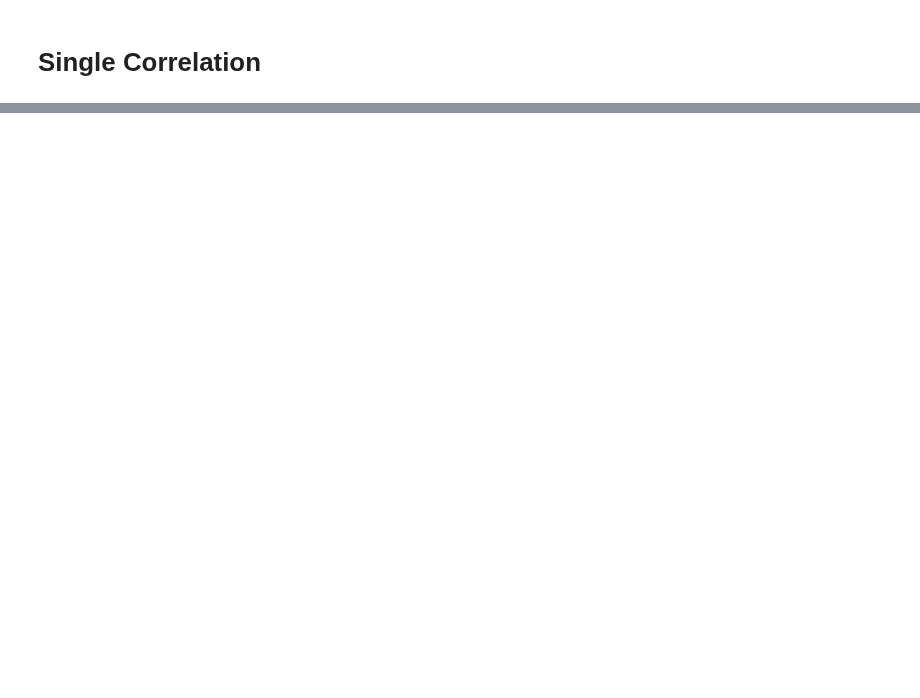
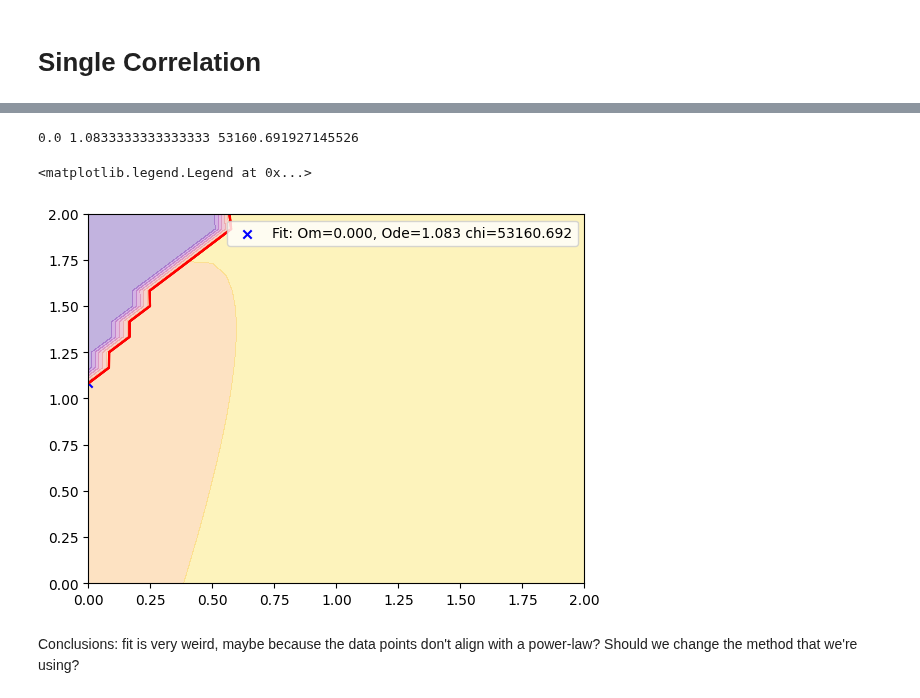
Before and after one commit to joanalnu/OAB-INAF, a Jupyter notebook: GW/Epeak_Eiso.ipynb, the cells around one changed output, grey strips where cells are left out. Drawn from its saved outputs; the diff is of its cells as text; code cells hidden in the pictures; blank space fills up the shorter version.

Commit message:
debugging, don't seem to follow power-law

```diff
--- a/GW/Epeak_Eiso.ipynb
+++ b/GW/Epeak_Eiso.ipynb
@@ -67,0 +159,19 @@ UnitTypeError: Can only apply 'log10' function to dimensionless quantities
+# %%
+masked_chi_surface = np.ma.array(chi_surface, mask=mask)
+
+min_chi = np.min(masked_chi_surface)
+i1, i2 = np.unravel_index(np.argmin(masked_chi_surface), masked_chi_surface.shape)
+Om_fit, Ode_fit = Om[i1], Ode[i2]
+print(Om_fit, Ode_fit, min_chi)
+# %% [output]
+0.0 1.0833333333333333 53160.691927145526
+# %%
+plt.figure()
+plt.contourf(Om, Ode, chi_surface.T, cmap='plasma', alpha=0.3)
+#plt.contourf(Om, Ode, masked_chi_surface.T, cmap='plasma', alpha=0.5)
+plt.contour(Om, Ode, chi_surface.T, levels=[min_chi, min_chi+2.3, min_chi+4.61, min_chi+9.21], colors='red')
+plt.scatter(Om_fit, Ode_fit, c='b', marker='x', label=f'Fit: Om={Om_fit:.3f}, Ode={Ode_fit:.3f} chi={min_chi:.3f}')
+plt.legend()
+# %% [output]
+<matplotlib.legend.Legend at 0x...>
+[figure, added]
@@ -67,0 +181,2 @@ UnitTypeError: Can only apply 'log10' function to dimensionless quantities
+# %% [markdown]
+Conclusions: fit is very weird, maybe because the data points don't align with a power-law? Should we change the method that we're using?
```
Also changed, not shown: parts of 7 cells of this notebook, 2 other files.
